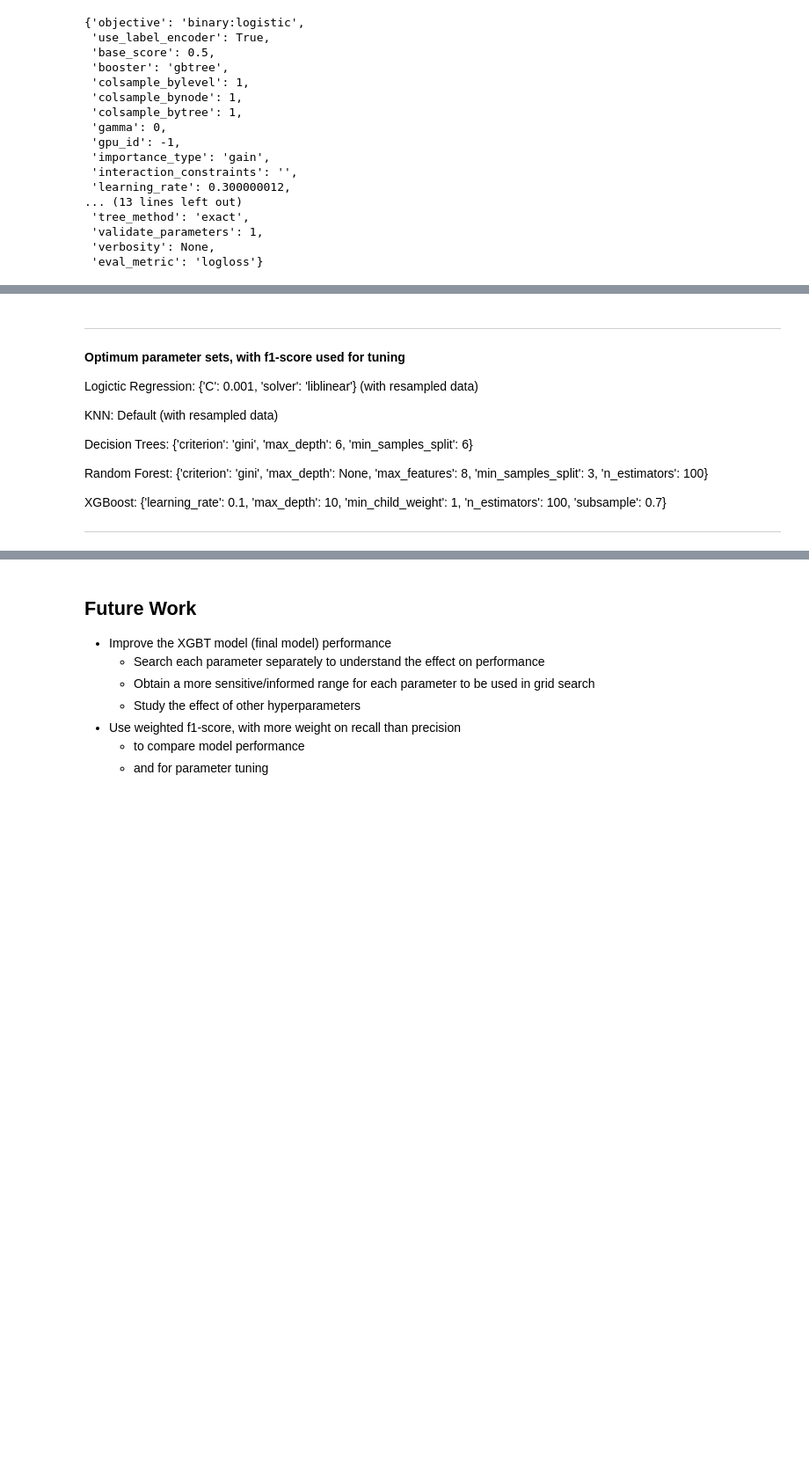
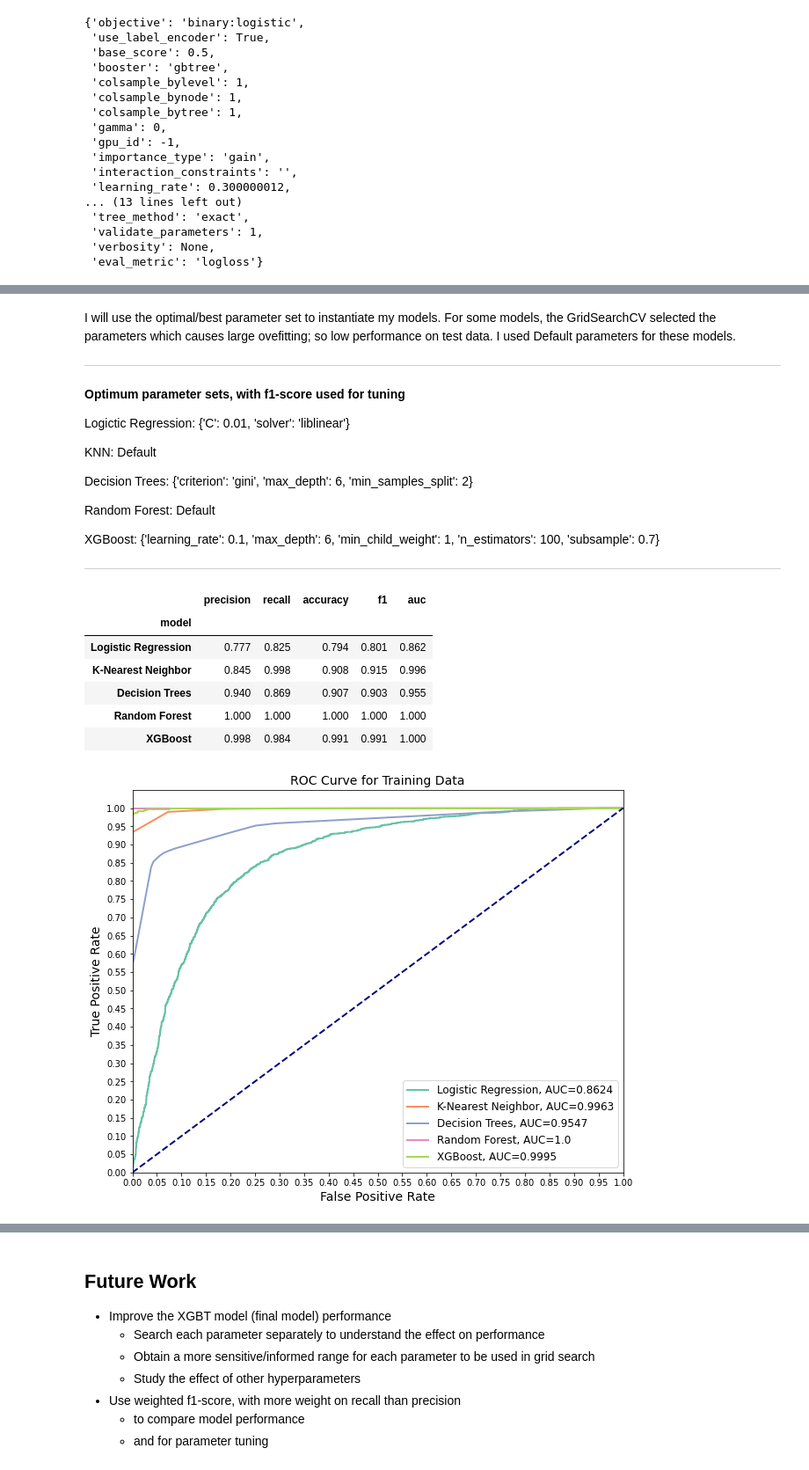
Before and after one commit to kamileyagci/dsc-phase-3-project, a Jupyter notebook: student.ipynb, the cells around one changed output, grey strips where cells are left out. Shown at 88% size. Drawn from its saved outputs; the diff is of its cells as text; code cells hidden in the pictures; blank space fills up the shorter version.

```diff
--- a/student.ipynb
+++ b/student.ipynb
@@ -788,16 +880,18 @@ I will use the optimal/best parameter set selected by the GridSearchCV to instan
 # %% [markdown]
+I will use the optimal/best parameter set to instantiate my models. For some models, the GridSearchCV selected the parameters which causes large ovefitting; so low performance on test data.  I used Default parameters for these models.
+
 -----------
 **Optimum parameter sets, with f1-score used for tuning**
 
-Logictic Regression: {'C': 0.001, 'solver': 'liblinear'}  (with resampled data)
+Logictic Regression: {'C': 0.01, 'solver': 'liblinear'}
 
-KNN: Default  (with resampled data)
+KNN: Default
 
-Decision Trees: {'criterion': 'gini', 'max_depth': 6, 'min_samples_split': 6}
+Decision Trees: {'criterion': 'gini', 'max_depth': 6, 'min_samples_split': 2}
 
-Random Forest: {'criterion': 'gini', 'max_depth': None, 'max_features': 8, 'min_samples_split': 3, 'n_estimators': 100}
+Random Forest: Default
 
-XGBoost: {'learning_rate': 0.1, 'max_depth': 10, 'min_child_weight': 1, 'n_estimators': 100, 'subsample': 0.7}
+XGBoost: {'learning_rate': 0.1, 'max_depth': 6, 'min_child_weight': 1, 'n_estimators': 100, 'subsample': 0.7}
 
 ----------------
 # %%
@@ -873,4 +964,16 @@ def model_scores(dataset_type, X_scaled, y_true):
     #print(model_scores_df)
 
     return model_scores_df
+# %%
+metrics_train = model_scores('Training', X_train_scaled_resampled, y_train_resampled)
+metrics_train
+# %% [output]
+|  | precision | recall | accuracy | f1 | auc |
+| model |  |  |  |  |  |
+| Logistic Regression | 0.777 | 0.825 | 0.794 | 0.801 | 0.862 |
+| K-Nearest Neighbor | 0.845 | 0.998 | 0.908 | 0.915 | 0.996 |
+| Decision Trees | 0.940 | 0.869 | 0.907 | 0.903 | 0.955 |
+| Random Forest | 1.000 | 1.000 | 1.000 | 1.000 | 1.000 |
+| XGBoost | 0.998 | 0.984 | 0.991 | 0.991 | 1.000 |
+[figure, added]
 # %%
```
Also changed, not shown: parts of 35 cells of this notebook, 17 other files.
